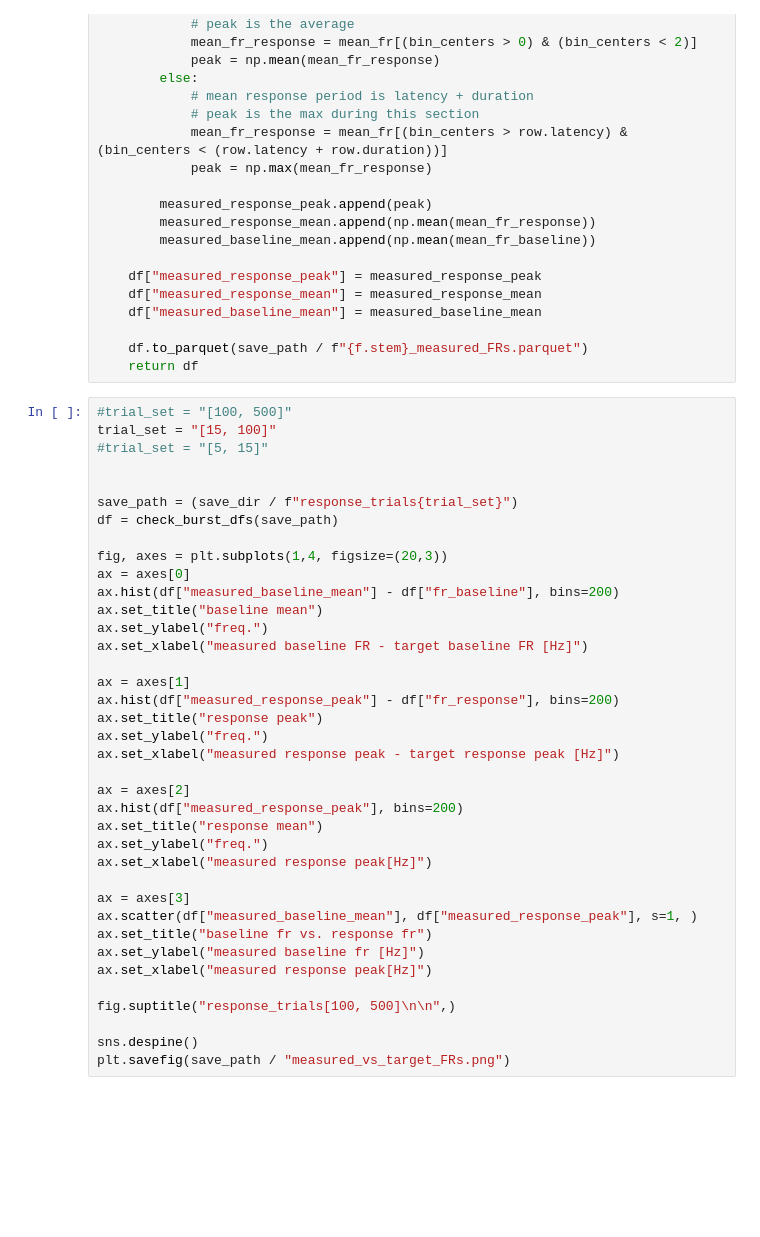
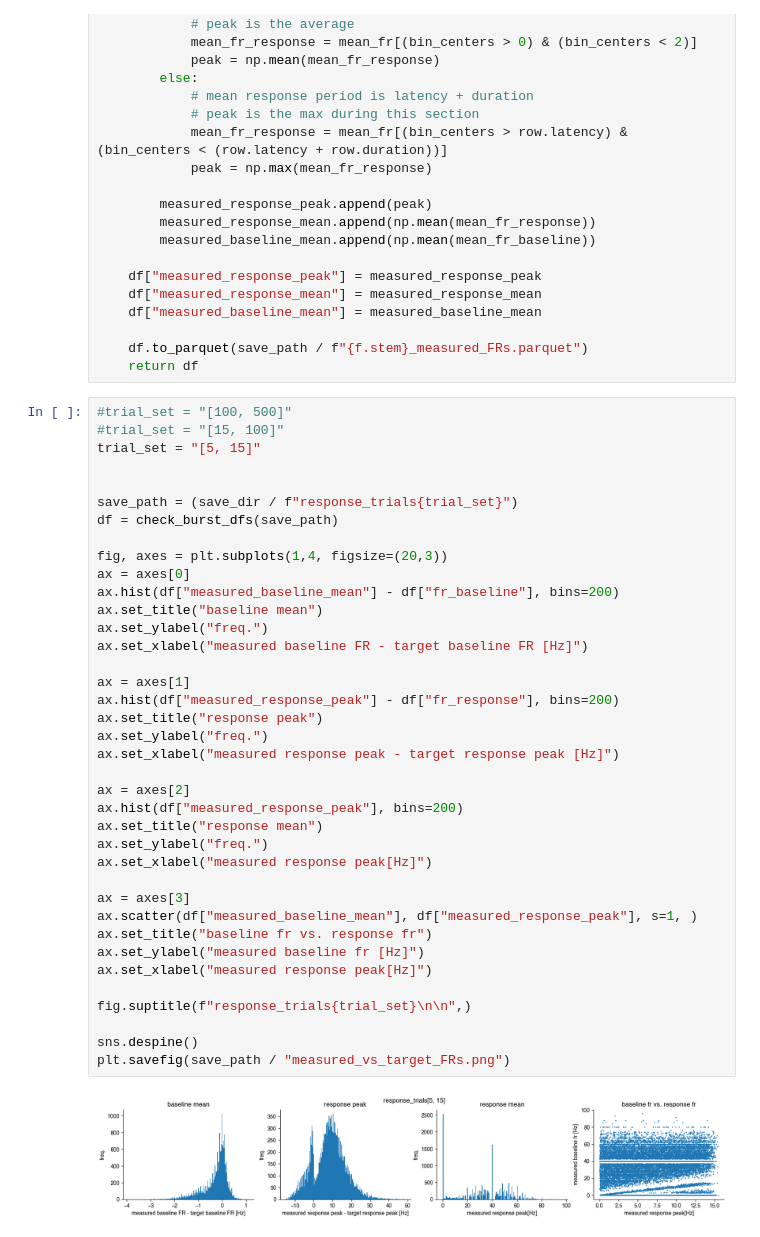
Before and after one commit to a-darcher/response_generator, a Jupyter notebook: dev_nbs/fig3_generate_uniform_sampling.ipynb, the cells around one changed output. Saved outputs shown, nothing was run; the diff lists cells and outputs as text; blank space fills up the shorter version.

```diff
--- a/dev_nbs/fig3_generate_uniform_sampling.ipynb
+++ b/dev_nbs/fig3_generate_uniform_sampling.ipynb
@@ -84,39 +84,41 @@ def check_burst_dfs(save_path,):
     return df
 # %%
 #trial_set = "[100, 500]"
-trial_set = "[15, 100]"
-#trial_set = "[5, 15]"
+#trial_set = "[15, 100]"
+trial_set = "[5, 15]"
 
 
 save_path = (save_dir / f"response_trials{trial_set}")
 df = check_burst_dfs(save_path)
 
 fig, axes = plt.subplots(1,4, figsize=(20,3))
 ax = axes[0]
 ax.hist(df["measured_baseline_mean"] - df["fr_baseline"], bins=200)
 ax.set_title("baseline mean")
 ax.set_ylabel("freq.")
 ax.set_xlabel("measured baseline FR - target baseline FR [Hz]")
 
 ax = axes[1]
 ax.hist(df["measured_response_peak"] - df["fr_response"], bins=200)
 ax.set_title("response peak")
 ax.set_ylabel("freq.")
 ax.set_xlabel("measured response peak - target response peak [Hz]")
 
 ax = axes[2]
 ax.hist(df["measured_response_peak"], bins=200)
 ax.set_title("response mean")
 ax.set_ylabel("freq.")
 ax.set_xlabel("measured response peak[Hz]")
 
 ax = axes[3]
 ax.scatter(df["measured_baseline_mean"], df["measured_response_peak"], s=1, )
 ax.set_title("baseline fr vs. response fr")
 ax.set_ylabel("measured baseline fr [Hz]")
 ax.set_xlabel("measured response peak[Hz]")
 
-fig.suptitle("response_trials[100, 500]\n\n",)
+fig.suptitle(f"response_trials{trial_set}\n\n",)
 
 sns.despine()
 plt.savefig(save_path / "measured_vs_target_FRs.png")
+# %% [output]
+[figure, added]
```
Also changed, not shown: 1 other file.
